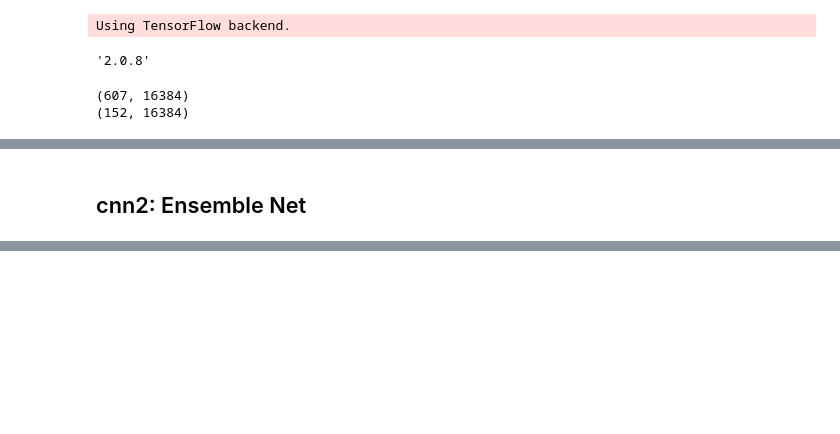
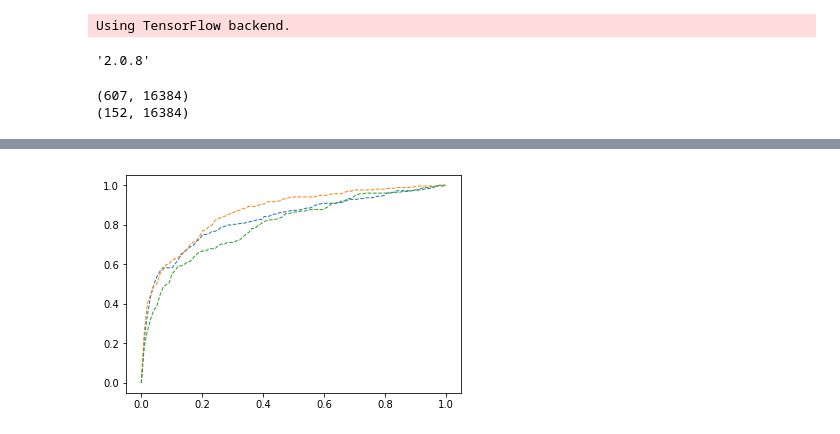
Before and after one commit to ncmatson/SMU_ML_Labs, a Jupyter notebook: 07smuml/lab7.ipynb, the cells around one changed output, grey strips where cells are left out. Cells and saved outputs as stored; diff of their text form; code cells hidden in the pictures; blank space fills up the shorter version.

```diff
--- a/07smuml/lab7.ipynb
+++ b/07smuml/lab7.ipynb
@@ -279,2 +309,0 @@ Wall time: 0 ns
-# %% [markdown]
-## cnn2:  Ensemble Net
@@ -349,0 +310,69 @@ def do_ensemble(X_train, y_train_ohe, X_test, y_test):
+# %%
+%%time
+from sklearn import datasets, metrics
+from sklearn.model_selection import train_test_split, StratifiedKFold
+
+from scipy import interp
+
+import numpy as np
+
+N_SPLITS = 3
+N_CLASSES = 5
+
+cnn1_acc = []
+cnn2_acc = []
+mlp_acc = []
+
+mean_tpr = 0.0
+mean_fpr = np.linspace(0, 1, 100)
+all_tpr = []
+
+skf = StratifiedKFold(n_splits=N_SPLITS, random_state=0, shuffle=False)
+for train, test in enumerate(skf.split(X, y)):
+    # split up the data
+    X_train = X[train]
+    y_train = y[train]
+
+    X_test = X[test]
+    y_test = y[test]
+
+    y_train_ohe = keras.utils.to_categorical(y_train, NUM_CLASSES)
+    y_test_ohe = keras.utils.to_categorical(y_test, NUM_CLASSES)
+
+    # architecture 1
+    print('training cnn 1')
+    #cnn1, result = do_cnn1(X_train, y_train_ohe, X_test, y_test, y_test_ohe)
+    #cnn1_acc.append(result)
+    #print('accuracy: ', result)
+
+    # architecture 2
+    print('training cnn 2')
+    #result = do_ensemble(X_test=X_test, X_train=X_train, y_test=y_test, y_train_ohe=y_train_ohe)
+    #cnn2_acc.append(result)
+    #print('accuracy: ', result)
+
+    # MLP
+    print('training mlp')
+    model, result = do_mlp(X_train, y_train_ohe, X_test, y_test)
+    mlp_acc.append(result)
+    print('recall score:', result)
+
+    probas = mlp.predict_proba(X_test)
+    perclass_mean_tpr = 0.0
+    roc_auc = 0
+    classes = np.unique(y_test)
+    # get the mean fpr and tpr, per class
+    for j in classes:
+        fpr, tpr, thresholds = roc_curve(y_test,
+                                         probas[:, j],
+                                         pos_label=j)
+        perclass_mean_tpr += interp(mean_fpr, fpr, tpr)
+        perclass_mean_tpr[0] = 0.0
+        roc_auc += auc(fpr, tpr)
+
+    perclass_mean_tpr /= len(classes)
+    roc_auc /= len(classes)
+    mean_tpr += perclass_mean_tpr
+    plt.plot(mean_fpr,perclass_mean_tpr,'--',lw=1,label='Mean Class ROC fold %d (area = %0.2f)'
+                   % (i+1, roc_auc))
+# %% [output]
@@ -349,0 +396 @@ def do_ensemble(X_train, y_train_ohe, X_test, y_test):
+[figure, added]
```
Also changed, not shown: parts of 26 cells of this notebook, 1 other file.
